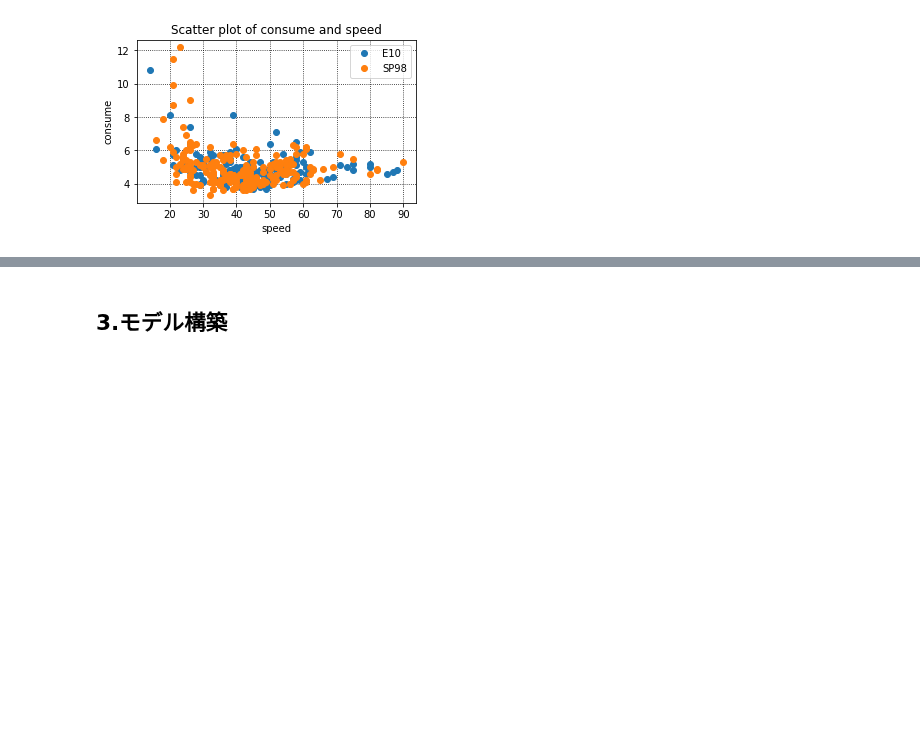
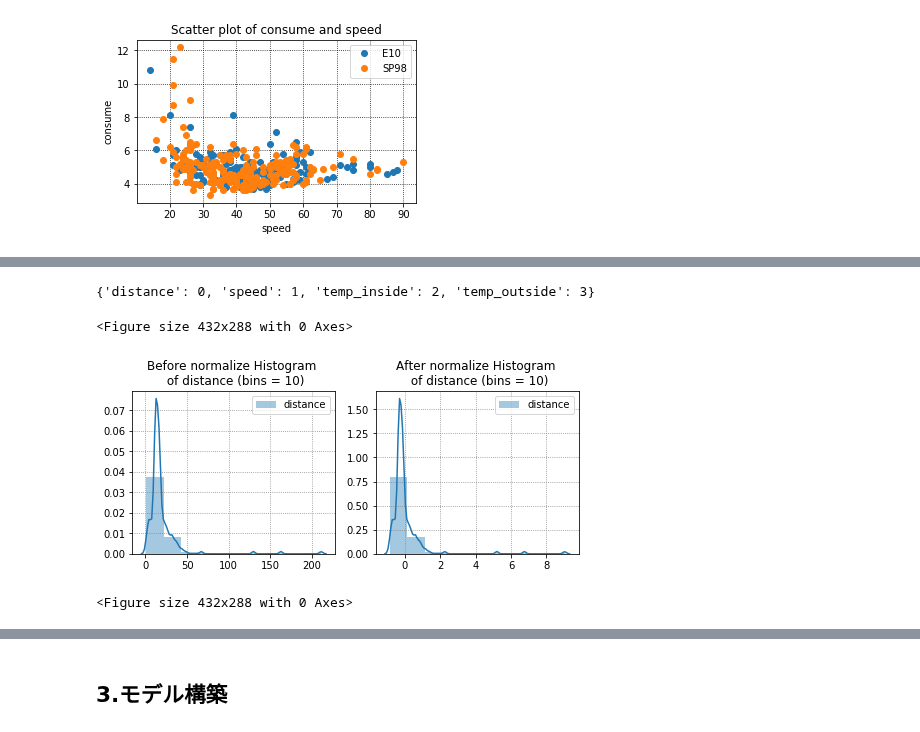
Before and after one commit to arsma12/MLDL, a Jupyter notebook: Kaggle/03_CarFuelConsumption/CarFuelConsumption_02_Lasso.ipynb, the cells around one changed output, grey strips where cells are left out. Drawn from its saved outputs; the diff is of its cells as text; code cells hidden in the pictures; blank space fills up the shorter version.

```diff
--- a/Kaggle/03_CarFuelConsumption/CarFuelConsumption_02_Lasso.ipynb
+++ b/Kaggle/03_CarFuelConsumption/CarFuelConsumption_02_Lasso.ipynb
@@ -49,15 +49,24 @@ import pandas as pd
 import numpy as np
 import matplotlib.pyplot as plt
 import seaborn as sns
+import category_encoders as ce
 from sklearn.pipeline import make_pipeline
 from sklearn.preprocessing import StandardScaler
 from sklearn.model_selection import train_test_split
 from sklearn.metrics import mean_squared_error, mean_absolute_error # 回帰問題における性能評価に関する関数
 from sklearn.metrics import log_loss, accuracy_score, confusion_matrix,precision_recall_fscore_support
 from sklearn.linear_model import (LinearRegression,Ridge,Lasso)
+from IPython.display         import Markdown, display
+
 # 警告非表示
 import warnings
 warnings.filterwarnings('ignore')
+
+# ============================================================================
+# MarkDown記法
+# ============================================================================
+def printmd(string):
+    display(Markdown('\n\n**' + string + '**'))
 
 # ============================================================================
 # 関数：gas_type別のヒストグラムと歪度
@@ -276,0 +264,67 @@ display(df_dummies.head())
+# %%
+# データ分割
+X_train_df, X_test_df, y_train_df, y_test_df = train_test_split(df.drop('consume', axis=1),
+                                                                df['consume'],
+                                                                test_size=0.5, random_state=1234)
+
+
+printmd("▼ 先頭5行表示")
+display(X_train_df.head(5))
+
+# カテゴリ変換
+# one-hot-encoding
+ce_ohe = ce.OneHotEncoder(cols=['gas_type'], use_cat_names=True)
+enc_X_train_df = ce_ohe.fit_transform(X_train_df)
+enc_X_test_df = ce_ohe.transform(X_test_df)
+
+printmd("▼ 先頭5行表示")
+display(enc_X_train_df.head(5))
+
+# 標準化リスト
+enc_norm_col = ['distance','speed','temp_inside','temp_outside']
+
+# 標準化する列名と列番号の辞書
+dic_norm_col = {}
+for col_name in enc_norm_col:
+    dic_norm_col.setdefault(col_name, enc_X_train_df.columns.get_loc(col_name))
+X_columns = enc_X_train_df.columns
+
+# ndarrayに変換
+X_train = enc_X_train_df.values
+y_train = y_train_df.values
+X_test = enc_X_test_df.values
+y_test = y_test_df.values
+
+printmd('▼ndarray変換')
+print('X_train.shape=',X_train.shape)
+
+printmd('▼標準化対象列')
+print(dic_norm_col)
+
+for col_name,col_idx in dic_norm_col.items():
+
+    plt.subplots_adjust(wspace=8.0, hspace=2.0) # 余白
+    plt.figure(figsize=(8,3))
+
+    # 標準化前
+    plt.subplot(1,2,1)
+    sns.distplot(X_train[:,col_idx:col_idx+1],kde=True,rug=False,bins=10,label=col_name)
+    plt.title('Before normalize Histogram \n of ' + str(col_name) + ' (bins = ' + str(10) + ')')
+    plt.grid(which='major',color='gray',linestyle=':')
+    plt.grid(which='minor',color='gray',linestyle=':')
+    plt.legend()
+
+    # 標準化
+    stdsc = StandardScaler()
+    X_train[:,col_idx:col_idx+1] = stdsc.fit_transform(X_train[:,col_idx:col_idx+1])
+    X_test[:,col_idx:col_idx+1] = stdsc.transform(X_test[:,col_idx:col_idx+1])
+
+    #　標準化後
+    plt.subplot(1,2,2)
+    sns.distplot(X_train[:,col_idx:col_idx+1],kde=True,rug=False,bins=10,label=col_name)
+    plt.title('After normalize Histogram \n of ' + str(col_name) + ' (bins = ' + str(10) + ')')
+    plt.grid(which='major',color='gray',linestyle=':')
+    plt.grid(which='minor',color='gray',linestyle=':')
+    plt.legend()
+    plt.show()
+# %% [output]
@@ -276,0 +356,4 @@ display(df_dummies.head())
+{'distance': 0, 'speed': 1, 'temp_inside': 2, 'temp_outside': 3}
+<Figure size 432x288 with 0 Axes>
+[figure, added]
+<Figure size 432x288 with 0 Axes>
```
Also changed, not shown: parts of 9 cells of this notebook, 1 other file.
